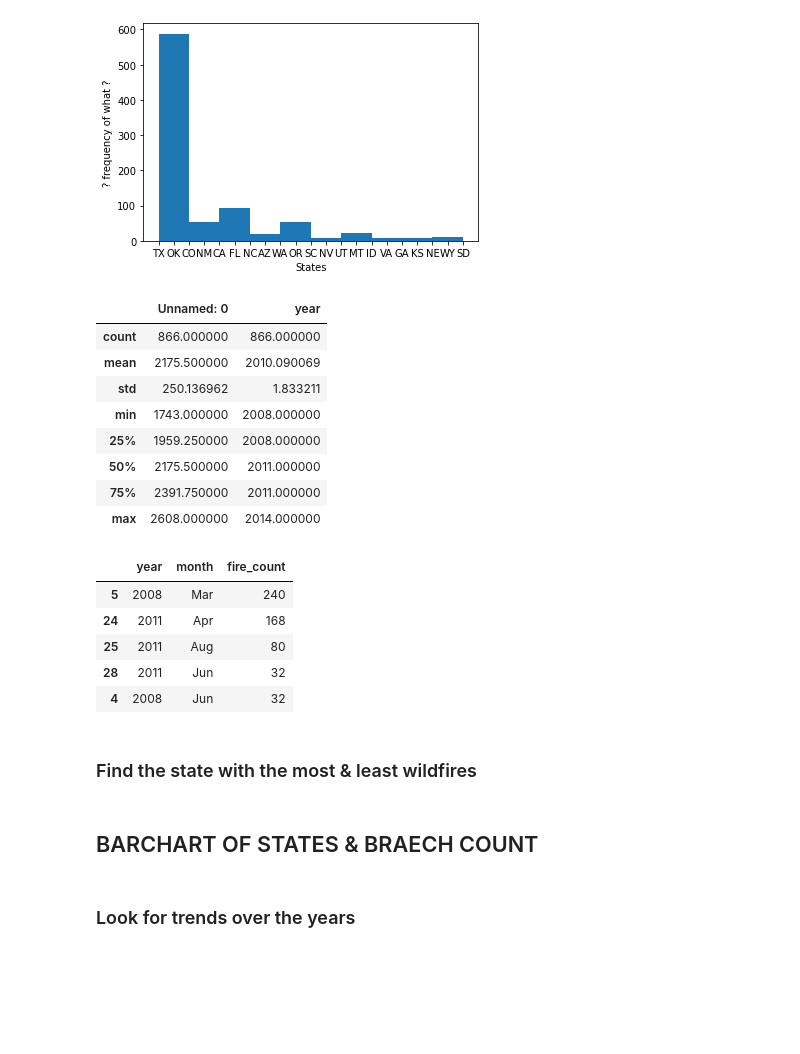
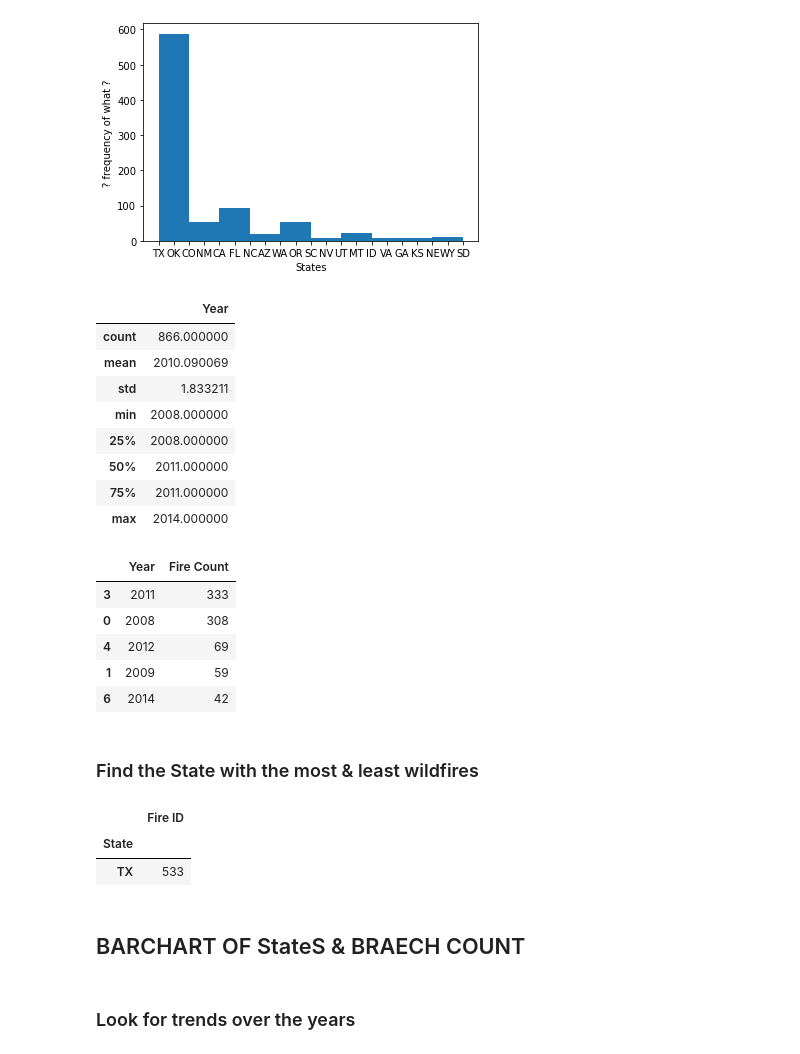
Before and after one commit to eglulu6/Project_1_Team_Platypus, a Jupyter notebook: data_slicing.ipynb, the cells around one changed output. Drawn from its saved outputs; the diff is of its cells as text; code cells hidden in the pictures; blank space fills up the shorter version.

```diff
--- a/data_slicing.ipynb
+++ b/data_slicing.ipynb
@@ -143,6 +138,9 @@ firedf.head()
 | 4 | 1747 | 5f7b2c0831a8c6681cfd742e | 2008-02-25 | OK | Fire |
 # %%
 # add month and yr columns
-firedf['month'] = pd.DatetimeIndex(firedf['date']).month
-firedf['year'] = pd.DatetimeIndex(firedf['date']).year
-firedf.head()
+firedf['Month'] = pd.DatetimeIndex(firedf['date']).month
+firedf['Year'] = pd.DatetimeIndex(firedf['date']).year
+# change month # to month name
+firedf['Month'] = firedf['Month'].apply(lambda x: calendar.month_abbr[x])
+# drop unnamed column
+del firedf['Unnamed: 0']
@@ -156,4 +146,0 @@ firedf.head()
-# %%
-# change month # to month name
-firedf['month'] = firedf['month'].apply(lambda x: calendar.month_abbr[x])
-firedf.head()
@@ -166,0 +147,4 @@ firedf.head()
+# %%
+# Change all column names to match data_df headers
+firedf = firedf.rename(columns={'dis_id':'Fire ID', 'date':'Full Date', 'state':'State', 'type':'Type'})
+firedf
@@ -180,45 +178,49 @@ plt.show()
 # %%
 firedf.describe()
 # %% [output]
-|  | Unnamed: 0 | year |
-| count | 866.000000 | 866.000000 |
-| mean | 2175.500000 | 2010.090069 |
-| std | 250.136962 | 1.833211 |
-| min | 1743.000000 | 2008.000000 |
-| 25% | 1959.250000 | 2008.000000 |
-| 50% | 2175.500000 | 2011.000000 |
-| 75% | 2391.750000 | 2011.000000 |
-| max | 2608.000000 | 2014.000000 |
+|  | Year |
+| count | 866.000000 |
+| mean | 2010.090069 |
+| std | 1.833211 |
+| min | 2008.000000 |
+| 25% | 2008.000000 |
+| 50% | 2011.000000 |
+| 75% | 2011.000000 |
+| max | 2014.000000 |
 # %%
 # DF of breach counts by YR
-firedf['year'].sort_values(ascending=False)
-yr_fire_count = pd.DataFrame(firedf.groupby(['year','month'])['dis_id'].count())
-yr_fire_count = yr_fire_count.rename(columns={'dis_id': 'fire_count'})
-yr_fire_count.reset_index().sort_values( 'fire_count',ascending=False).head()
+firedf['Year'].sort_values(ascending=False)
+yr_fire_count = pd.DataFrame(firedf.groupby(['Year'])['Fire ID'].count())
+yr_fire_count = yr_fire_count.rename(columns={'Fire ID': 'Fire Count'})
+yr_fire_count.reset_index().sort_values('Fire Count',ascending=False).head()
 # %% [output]
-|  | year | month | fire_count |
-| 5 | 2008 | Mar | 240 |
-| 24 | 2011 | Apr | 168 |
-| 25 | 2011 | Aug | 80 |
-| 28 | 2011 | Jun | 32 |
-| 4 | 2008 | Jun | 32 |
+|  | Year | Fire Count |
+| 3 | 2011 | 333 |
+| 0 | 2008 | 308 |
+| 4 | 2012 | 69 |
+| 1 | 2009 | 59 |
+| 6 | 2014 | 42 |
 # %% [markdown]
-### Find the state with the most & least wildfires
+### Find the State with the most & least wildfires
 # %%
 # group data and count wildfire occurances
 # sort values so that the max is at the top and min is last
-st_fire_count = pd.DataFrame(firedf.groupby(['state'])['dis_id'].count().sort_values(ascending=False))
+st_fire_count = pd.DataFrame(firedf.groupby(['State'])['Fire ID'].count().sort_values(ascending=False))
 # use describe to identify min/max values for boolean then convert to int
 st_fire_max = int(st_fire_count.describe().max())
 st_fire_min = int(st_fire_count.describe().min())
 st_fire_count.describe()
 
-#isolate the min state
-st_fire_count[st_fire_count['dis_id']==st_fire_min]
-# isolate the max state
-st_fire_count[st_fire_count['dis_id']==st_fire_max]
+#isolate the min State
+st_fire_count[st_fire_count['Fire ID']==st_fire_min]
+# isolate the max State
+st_fire_count[st_fire_count['Fire ID']==st_fire_max]
+# %% [output]
+|  | Fire ID |
+| State |  |
+| TX | 533 |
 # %% [markdown]
-## BARCHART OF STATES & BRAECH COUNT
+## BARCHART OF StateS & BRAECH COUNT
 # %% [markdown]
 ### Look for trends over the years
 # %%
```
Also changed, not shown: parts of 27 cells of this notebook.
